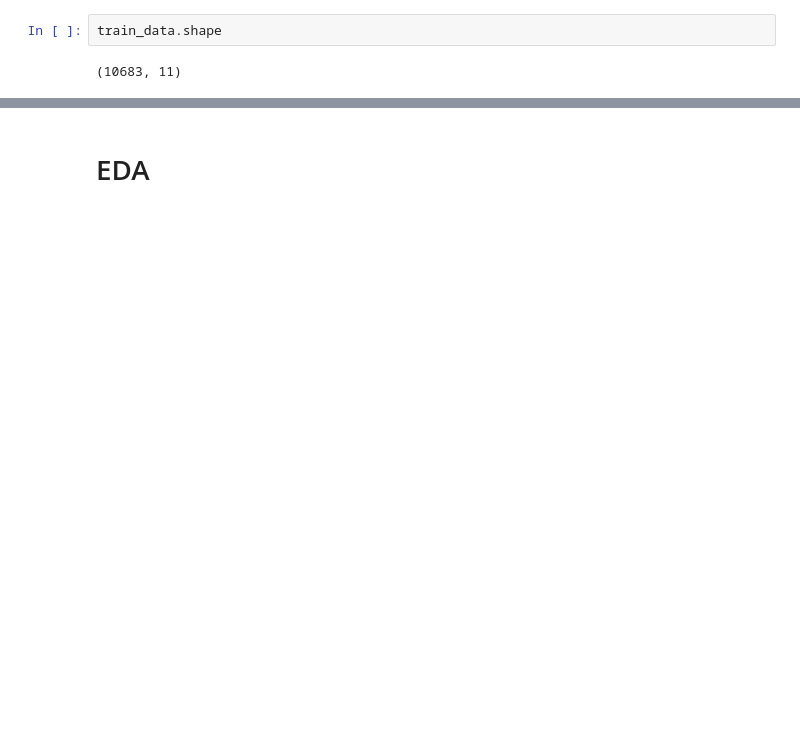
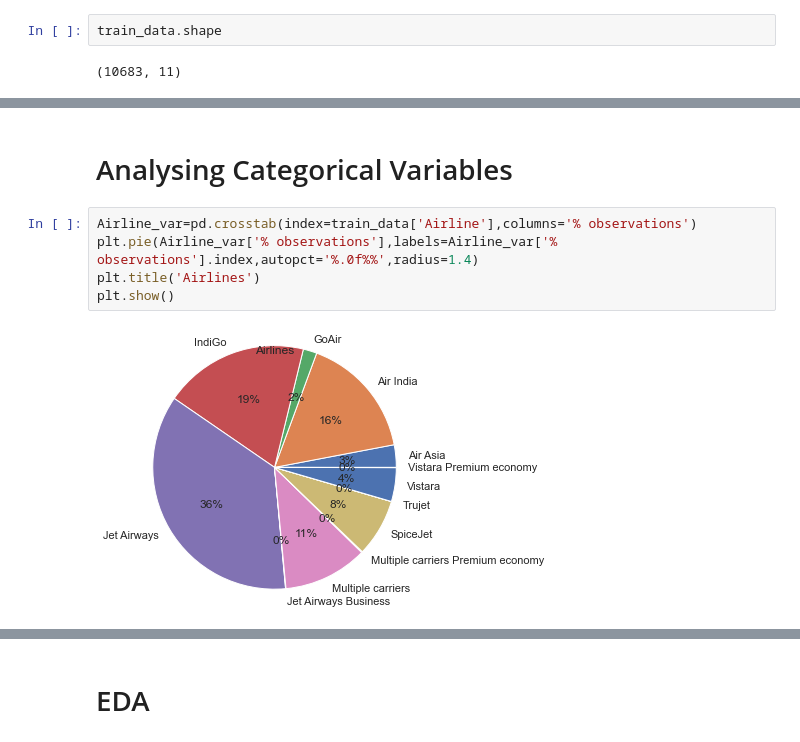
Before and after one commit to Geeta-Nalli/Flight-fair-prediction, a Jupyter notebook: Flight fare prediction1.ipynb, the cells around one changed output, grey strips where cells are left out. Saved outputs shown, nothing was run; the diff lists cells and outputs as text; blank space fills up the shorter version.

```diff
--- a/Flight fare prediction1.ipynb
+++ b/Flight fare prediction1.ipynb
@@ -76,0 +200,9 @@ dtype: int64
+# %% [markdown]
+# Analysing Categorical Variables
+# %%
+Airline_var=pd.crosstab(index=train_data['Airline'],columns='% observations')
+plt.pie(Airline_var['% observations'],labels=Airline_var['% observations'].index,autopct='%.0f%%',radius=1.4)
+plt.title('Airlines')
+plt.show()
+# %% [output]
+[figure, added]
```
Also changed, not shown: parts of 121 cells of this notebook.
